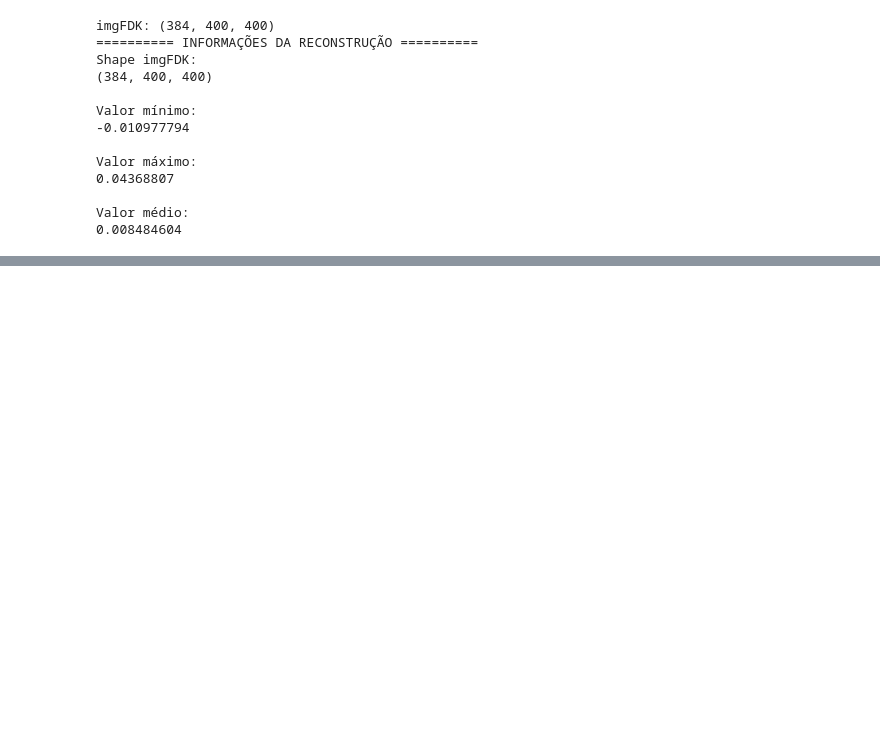
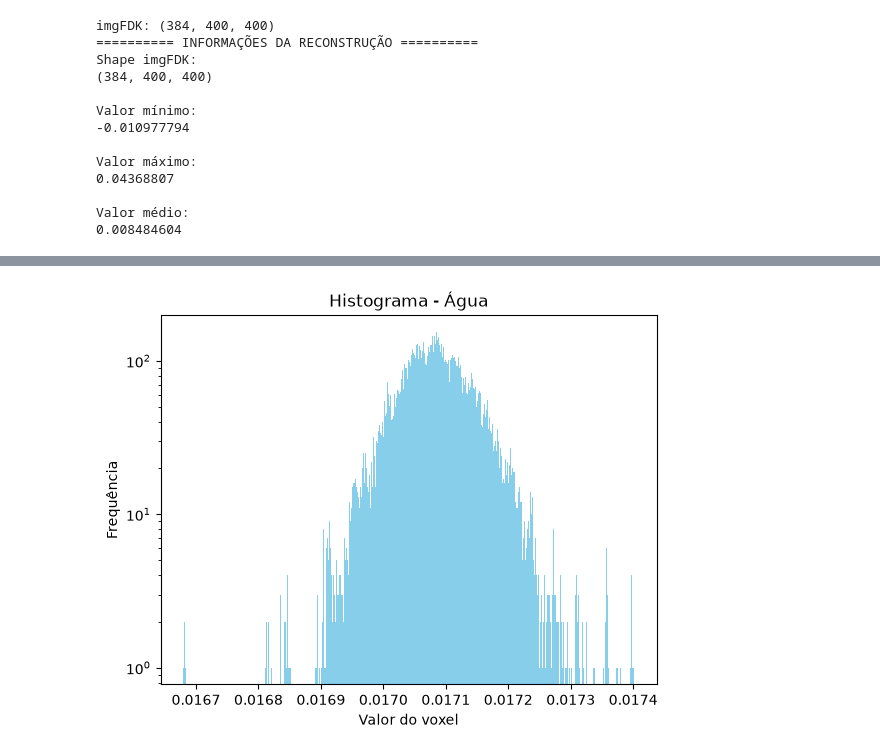
Before and after one commit to samsixers76/IC_tomografia, a Jupyter notebook: conversao_ct_hu.ipynb, the cells around one changed output, grey strips where cells are left out. Cells and saved outputs as stored; diff of their text form; code cells hidden in the pictures; blank space fills up the shorter version.

```diff
--- a/conversao_ct_hu.ipynb
+++ b/conversao_ct_hu.ipynb
@@ -140,14 +140,19 @@ Valor médio:
 0.008484604
 # %%
 # Definindo ROI`s
-
+#imgFDK[z, y, x]
 #roi_agua = imgFDK [0:10, 650:750, 480:550]
 #roi_ar = imgFDK [0:10, 852:922,60:130]
 
+#roi_agua = imgFDK [200:300, 180:230, 180:220]
+#roi_ar = imgFDK [200:300, 10:60, 20:60]
+#roi_osso = imgFDK [378:388, 190:215, 180:220]
+
 roi_agua = imgFDK [250:260, 185:210, 180:230]
-roi_ar = imgFDK [94:104, 40:80, 20:80]
-roi_osso = imgFDK [378:388, 190:215, 180:220]
-
+roi_ar = imgFDK [94:104, 40:65, 20:70]
+roi_osso = imgFDK [180:200, 190:210, 290:330]
+roi_cerebro = imgFDK [120:140, 230:250, 140:190]
+#roi_osso = imgFDK [375:377, 180:205, 180:230]
 
 
 #mu_ar = np.mean(roi_ar)
@@ -169,0 +173,86 @@ NameError: name 'imgFDK' is not defined
+# %%
+# ============================================================
+# HISTOGRAMA DA ÁGUA
+# ============================================================
+
+fig = plt.figure()
+ax = plt.axes()
+
+ax.hist(
+    roi_agua.flatten(),
+    bins=512,
+    color='skyblue',
+    log=True
+)
+
+ax.set_xlabel('Valor do voxel')
+ax.set_ylabel('Frequência')
+ax.set_title('Histograma - Água')
+
+plt.show()
+
+
+# ============================================================
+# HISTOGRAMA DA AR
+# ============================================================
+
+fig = plt.figure()
+ax = plt.axes()
+
+ax.hist(
+    roi_ar.flatten(),
+    bins=512,
+    color='skyblue',
+    log=True
+)
+
+ax.set_xlabel('Valor do voxel')
+ax.set_ylabel('Frequência')
+ax.set_title('Histograma - Ar')
+
+plt.show()
+
+
+# ============================================================
+# HISTOGRAMA DA OSS0
+# ============================================================
+
+fig = plt.figure()
+ax = plt.axes()
+
+ax.hist(
+    roi_osso.flatten(),
+    bins=512,
+    color='skyblue',
+    log=True
+)
+
+ax.set_xlabel('Valor do voxel')
+ax.set_ylabel('Frequência')
+ax.set_title('Histograma - Osso')
+
+plt.show()
+
+
+
+# ============================================================
+# HISTOGRAMA DO CÉREBRO
+# ============================================================
+
+fig = plt.figure()
+ax = plt.axes()
+
+ax.hist(
+    roi_cerebro.flatten(),
+    bins=512,
+    color='skyblue',
+    log=True
+)
+
+ax.set_xlabel('Valor do voxel')
+ax.set_ylabel('Frequência')
+ax.set_title('Histograma - Cérebro')
+
+plt.show()
+# %% [output]
+[figure, added]
```
Also changed, not shown: parts of 4 cells of this notebook, 1 other file.
